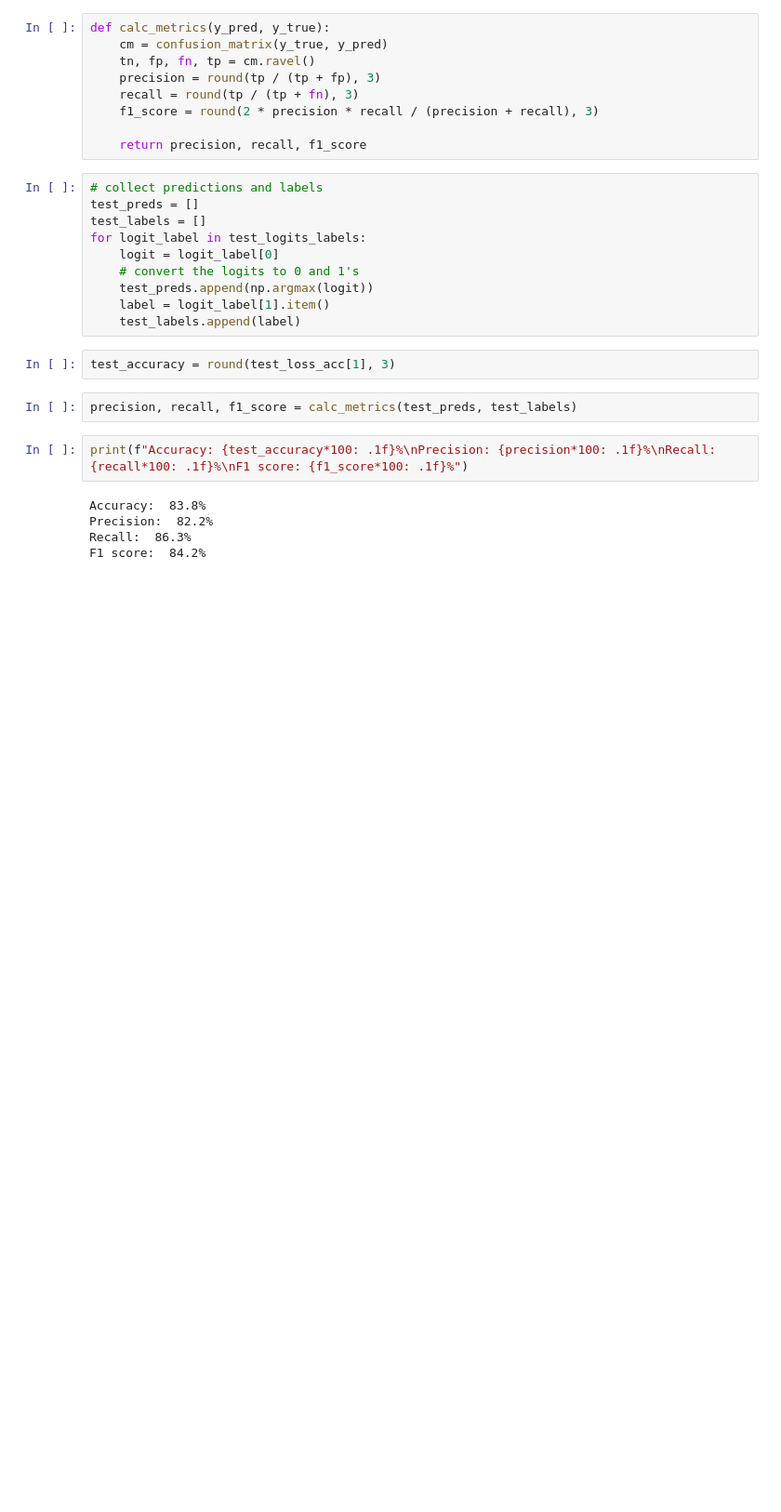
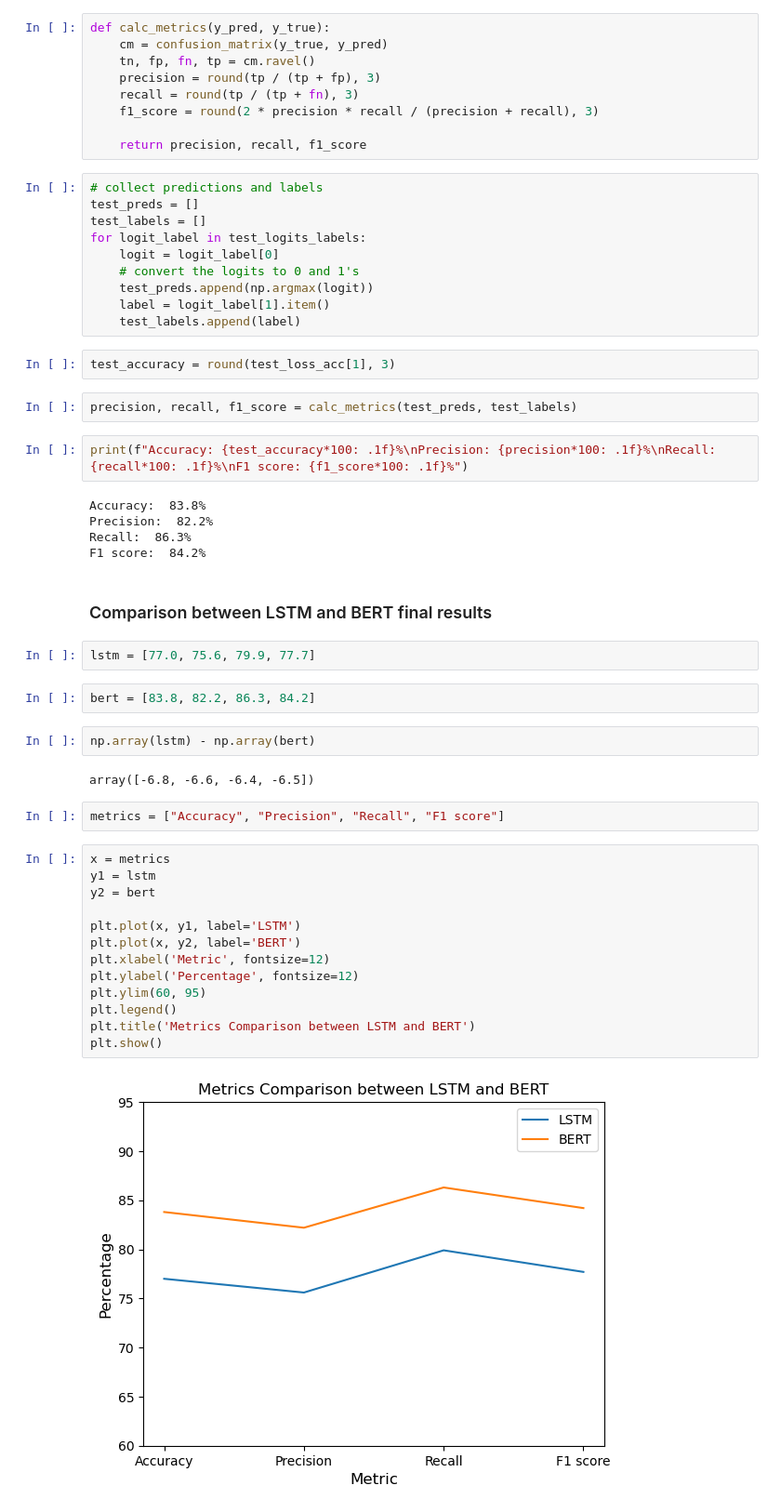
Before and after one commit to soong-lee/disaster-or-not, a Jupyter notebook: 7_Inference_test_BERT.ipynb, the cells around one changed output. Shown: that part at 93% size. Cells and saved outputs as stored; diff of their text form; blank space fills up the shorter version.

Commit message:
updated inference test BERT

```diff
--- a/7_Inference_test_BERT.ipynb
+++ b/7_Inference_test_BERT.ipynb
@@ -457,3 +460,30 @@ Accuracy:  83.8%
 Precision:  82.2%
 Recall:  86.3%
 F1 score:  84.2%
+# %% [markdown]
+### Comparison between LSTM and BERT final results
+# %%
+lstm = [77.0, 75.6, 79.9, 77.7]
+# %%
+bert = [83.8, 82.2, 86.3, 84.2]
+# %%
+np.array(lstm) - np.array(bert)
+# %% [output]
+array([-6.8, -6.6, -6.4, -6.5])
+# %%
+metrics = ["Accuracy", "Precision", "Recall", "F1 score"]
+# %%
+x = metrics
+y1 = lstm
+y2 = bert
+
+plt.plot(x, y1, label='LSTM')
+plt.plot(x, y2, label='BERT')
+plt.xlabel('Metric', fontsize=12)
+plt.ylabel('Percentage', fontsize=12)
+plt.ylim(60, 95)
+plt.legend()
+plt.title('Metrics Comparison between LSTM and BERT')
+plt.show()
+# %% [output]
+[figure, added]
```
Also changed, not shown: parts of 1 cell of this notebook.
